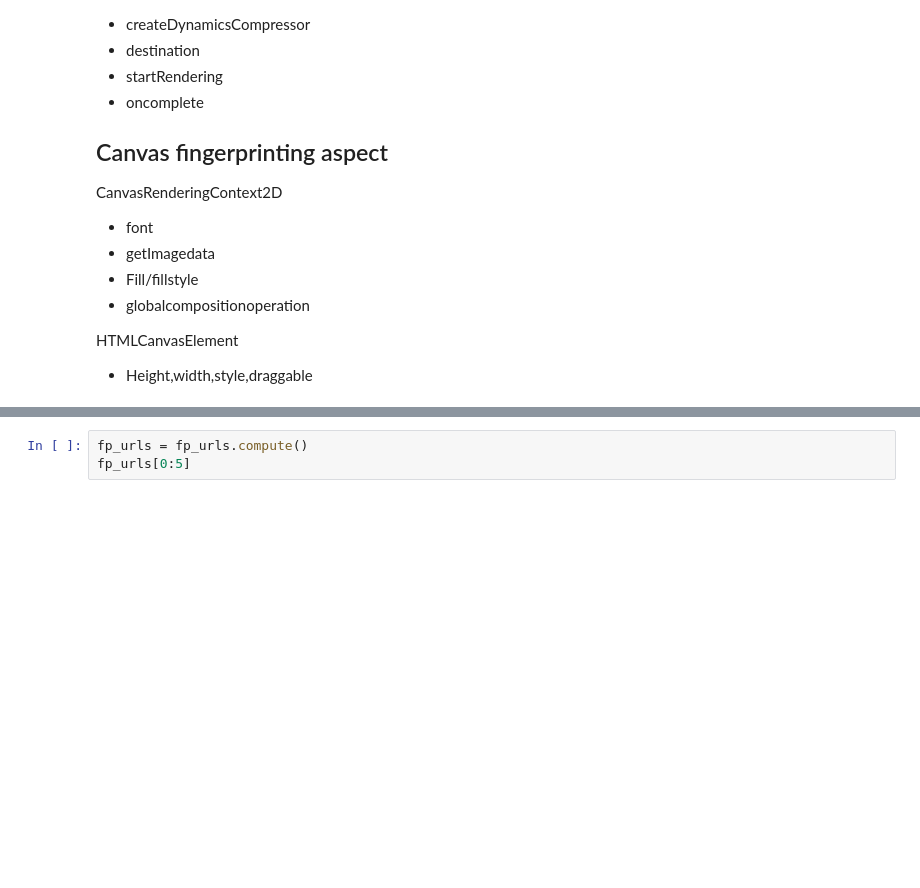
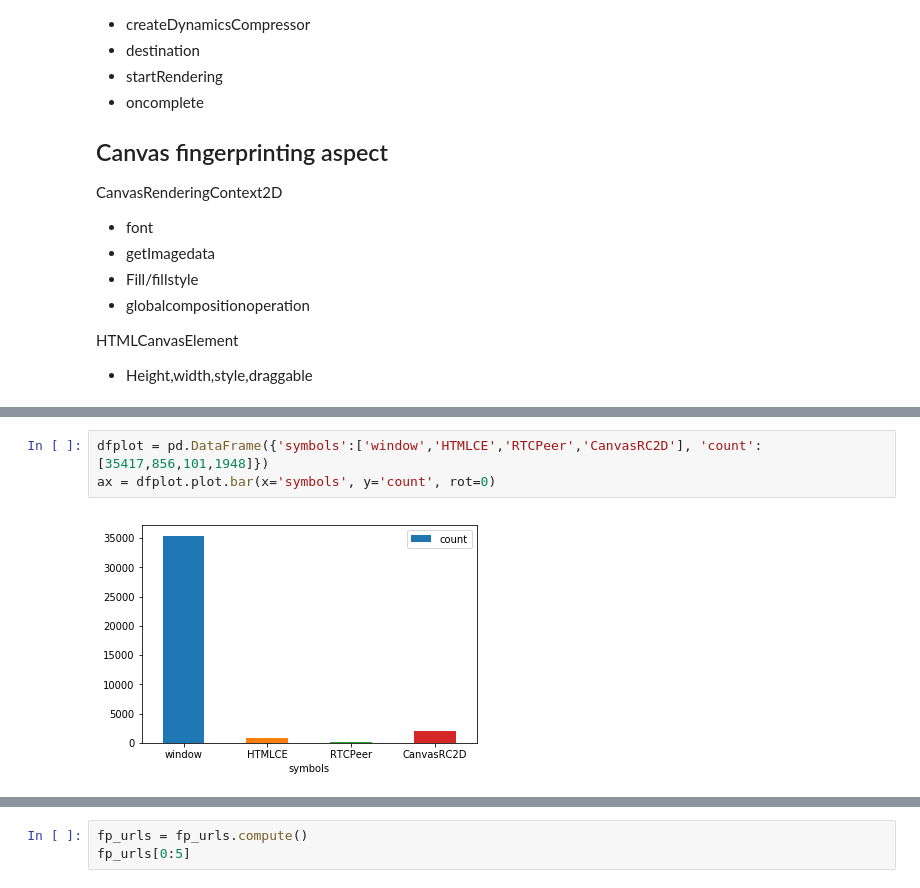
Before and after one commit to mozilla/Overscripted-Data-Analysis-Challenge, a Jupyter notebook: 2019_03_devayanipowar__FeatureAnalysis.ipynb, the cells around one changed output, grey strips where cells are left out. Saved outputs shown, nothing was run; the diff lists cells and outputs as text; blank space fills up the shorter version.

```diff
--- a/2019_03_devayanipowar__FeatureAnalysis.ipynb
+++ b/2019_03_devayanipowar__FeatureAnalysis.ipynb
@@ -186,3 +208,8 @@ The initial process is to consider a certain location and its corresponding feat
+# %%
+dfplot = pd.DataFrame({'symbols':['window','HTMLCE','RTCPeer','CanvasRC2D'], 'count':[35417,856,101,1948]})
+ax = dfplot.plot.bar(x='symbols', y='count', rot=0)
+# %% [output]
+[figure, added]
 # %%
 feature_plugin_df = df[df.symbol_2 == 'plugins[Shockwave Flash]']
 fp_urls = feature_plugin_df.location.unique().persist()
```
Also changed, not shown: parts of 17 cells of this notebook.
